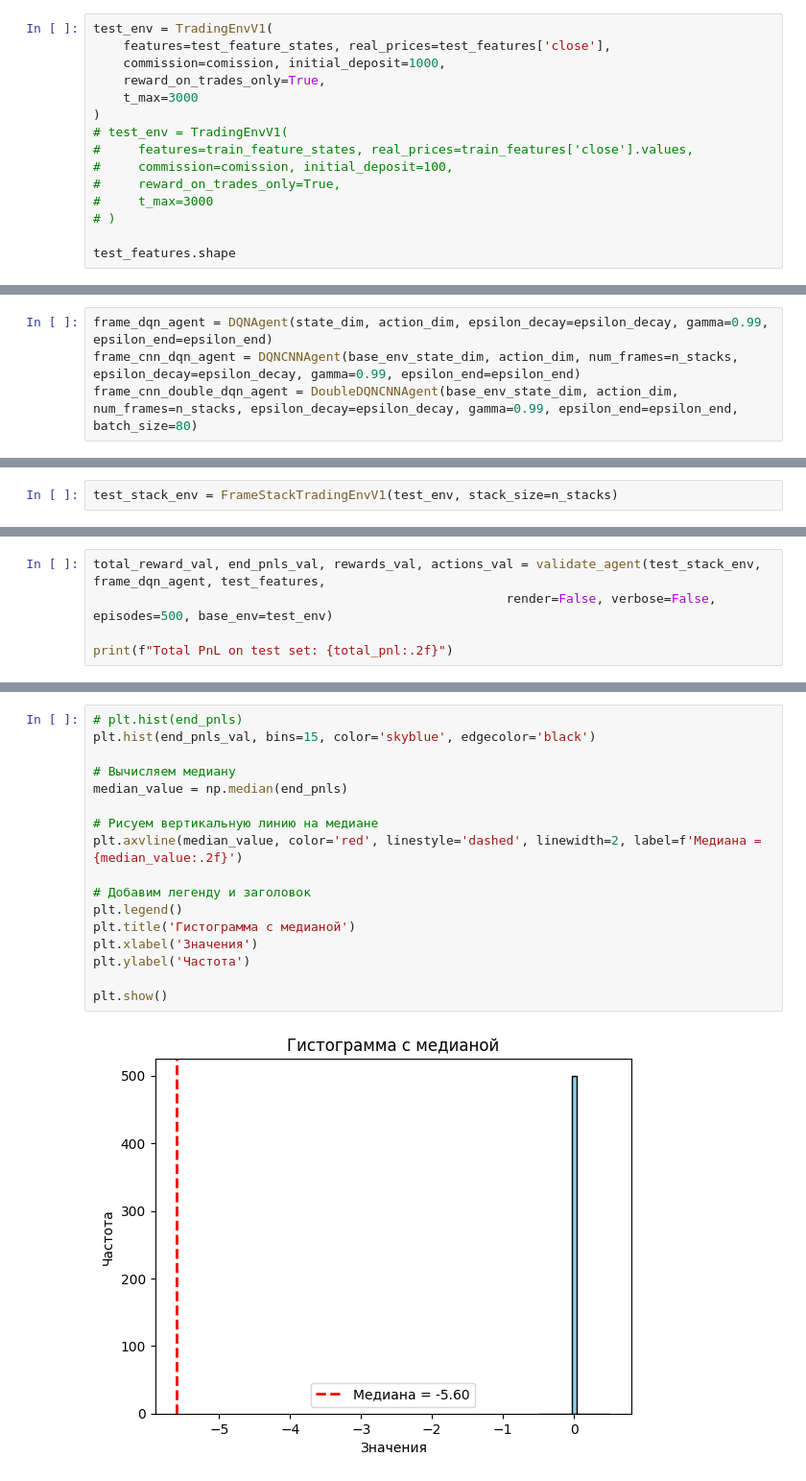
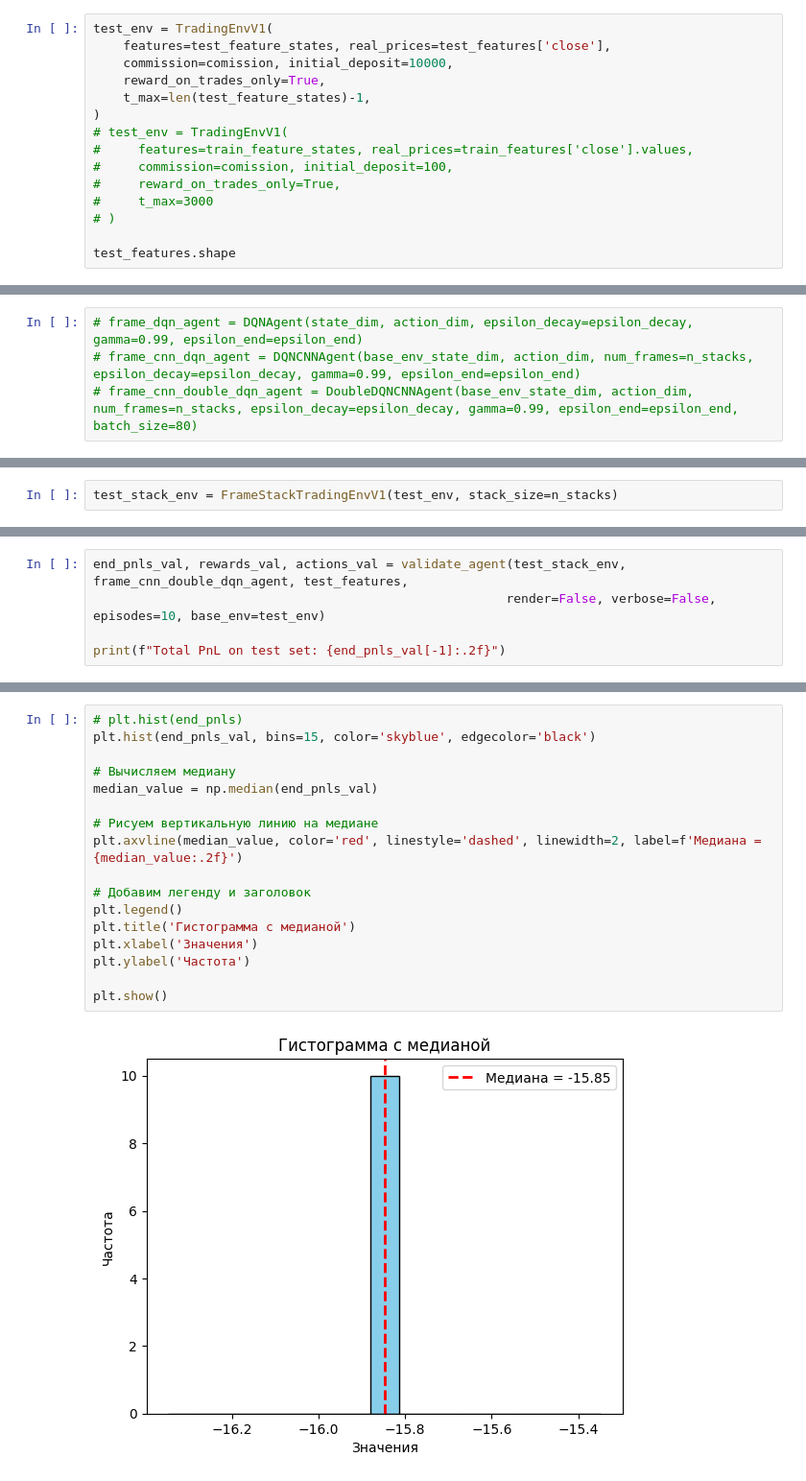
Before and after one commit to MaximSinyaev/TradingRL, a Jupyter notebook: 2. base_rl_tes_v2.ipynb, the cells around one changed output, grey strips where cells are left out. Shown at 96% size. Cells and saved outputs as stored; diff of their text form.

```diff
--- a/2. base_rl_tes_v2.ipynb
+++ b/2. base_rl_tes_v2.ipynb
@@ -266,9 +285,9 @@ Name: count, dtype: int64
 # %%
 test_env = TradingEnvV1(
     features=test_feature_states, real_prices=test_features['close'],
-    commission=comission, initial_deposit=1000,
+    commission=comission, initial_deposit=10000,
     reward_on_trades_only=True,
-    t_max=3000
+    t_max=len(test_feature_states)-1,
 )
 # test_env = TradingEnvV1(
 #     features=train_feature_states, real_prices=train_features['close'].values,
@@ -384,4 +408,4 @@ epsilon_end = 0.15 # for finuetuning purpose
 # %%
-frame_dqn_agent = DQNAgent(state_dim, action_dim, epsilon_decay=epsilon_decay, gamma=0.99, epsilon_end=epsilon_end)
-frame_cnn_dqn_agent = DQNCNNAgent(base_env_state_dim, action_dim, num_frames=n_stacks, epsilon_decay=epsilon_decay, gamma=0.99, epsilon_end=epsilon_end)
-frame_cnn_double_dqn_agent = DoubleDQNCNNAgent(base_env_state_dim, action_dim, num_frames=n_stacks, epsilon_decay=epsilon_decay, gamma=0.99, epsilon_end=epsilon_end, batch_size=80)
+# frame_dqn_agent = DQNAgent(state_dim, action_dim, epsilon_decay=epsilon_decay, gamma=0.99, epsilon_end=epsilon_end)
+# frame_cnn_dqn_agent = DQNCNNAgent(base_env_state_dim, action_dim, num_frames=n_stacks, epsilon_decay=epsilon_decay, gamma=0.99, epsilon_end=epsilon_end)
+# frame_cnn_double_dqn_agent = DoubleDQNCNNAgent(base_env_state_dim, action_dim, num_frames=n_stacks, epsilon_decay=epsilon_decay, gamma=0.99, epsilon_end=epsilon_end, batch_size=80)
@@ -431,7 +455,7 @@ sell    2991
 Name: count, dtype: int64
 # %%
-total_reward_val, end_pnls_val, rewards_val, actions_val = validate_agent(test_stack_env, frame_dqn_agent, test_features,
-                                                       render=False, verbose=False, episodes=500, base_env=test_env)
+end_pnls_val, rewards_val, actions_val = validate_agent(test_stack_env, frame_cnn_double_dqn_agent, test_features,
+                                                       render=False, verbose=False, episodes=10, base_env=test_env)
 
-print(f"Total PnL on test set: {total_pnl:.2f}")
+print(f"Total PnL on test set: {end_pnls_val[-1]:.2f}")
 # %% [output]
@@ -445,19 +471,19 @@ Name: count, dtype: int64
 # %%
 # plt.hist(end_pnls)
 plt.hist(end_pnls_val, bins=15, color='skyblue', edgecolor='black')
 
 # Вычисляем медиану
-median_value = np.median(end_pnls)
+median_value = np.median(end_pnls_val)
 
 # Рисуем вертикальную линию на медиане
 plt.axvline(median_value, color='red', linestyle='dashed', linewidth=2, label=f'Медиана = {median_value:.2f}')
 
 # Добавим легенду и заголовок
 plt.legend()
 plt.title('Гистограмма с медианой')
 plt.xlabel('Значения')
 plt.ylabel('Частота')
 
 plt.show()
 # %% [output]
-[figure, old version]
+[figure, new version]
```
Also changed, not shown: parts of 28 cells of this notebook, 6 other files.
